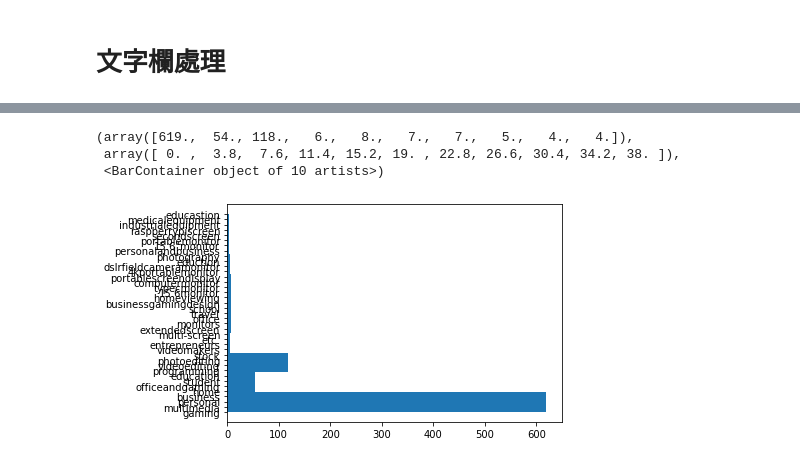
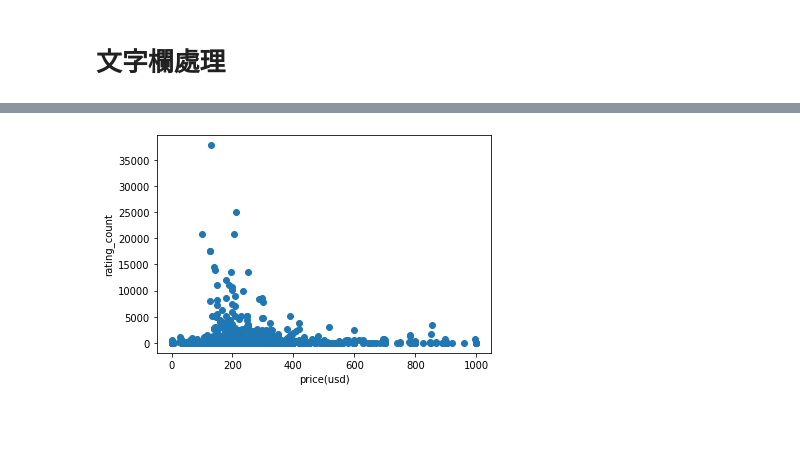
Before and after one commit to tinon224/amazon_monitor, a Jupyter notebook: amazon_pc_monitor.ipynb, the cells around one changed output, grey strips where cells are left out. Cells and saved outputs as stored; diff of their text form; code cells hidden in the pictures; blank space fills up the shorter version.

```diff
--- a/amazon_pc_monitor.ipynb
+++ b/amazon_pc_monitor.ipynb
@@ -9,5 +12,6 @@ import datetime
 # %%
-df = pd.read_excel('data.xlsx')
+conn = sqlite3.connect('amazon_monitor.db')
+df = pd.read_excel('data2.xlsx')
 # %%
 df.head()
 # %% [output]
@@ -148,2 +81,0 @@ for goods_spcs in df['goods_spcs']:
-# %%
-df['goods_spcs'] = new_goods_spcs
@@ -158,0 +90,33 @@ df.head()
+# %%
+#good_spcs及 review_key一樣是str
+#good_spcs及 review_key 都是多對 1個id，把它們分開到不同表
+
+goods_spcs_list = []
+id4spcs_list = []
+
+review_key_list = []
+id4review_list = []
+
+#nan 是 float 沒辦法用re去處理，所以轉為字串
+df['review_key_word'] = df['review_key_word'].fillna('-NA')
+
+#id沒有缺失值所以用id的長度來range
+#去除非分隔符號、統一分隔符號及都轉為小寫
+for row_num in range(len(df['id'])):
+    item_id = df['id'][row_num]
+    goods_spcs = re.sub(r"['\[\]\s]","",df['goods_spcs'][row_num].lower())
+    goods_spcs = re.sub(r'[，;]',',',goods_spcs)
+    goods_spcs = goods_spcs.split(',')
+    for each_goods_spcs in goods_spcs:
+        id4spcs_list.append(item_id)
+        if each_goods_spcs == '':
+            each_goods_spcs = 'not_mention'
+        goods_spcs_list.append(each_goods_spcs)
+
+    if df['review_key_word'][row_num] == None:
+        continue
+    items_review_key = re.sub(r"['\[\]\s]","",df['review_key_word'][row_num].lower())
+    items_review_key = items_review_key[1:].split(',')
+    for each_review_key in items_review_key:
+        id4review_list.append(item_id)
+        review_key_list.append(each_review_key)
@@ -180,7 +261,9 @@ dtype: int64
 # %%
-plt.hist(goods_spcs_type,orientation = 'horizontal')
+fig = plt.figure()
+ax = fig.add_subplot(1, 1, 1)
+ax.scatter(df['price'], df['rating_count'])
+plt.xlabel('price(usd)')
+plt.ylabel('rating_count')
+plt.show()
 # %% [output]
-(array([619.,  54., 118.,   6.,   8.,   7.,   7.,   5.,   4.,   4.]),
- array([ 0. ,  3.8,  7.6, 11.4, 15.2, 19. , 22.8, 26.6, 30.4, 34.2, 38. ]),
- <BarContainer object of 10 artists>)
-[figure, old version]
+[figure, new version]
```
Also changed, not shown: parts of 42 cells of this notebook.
